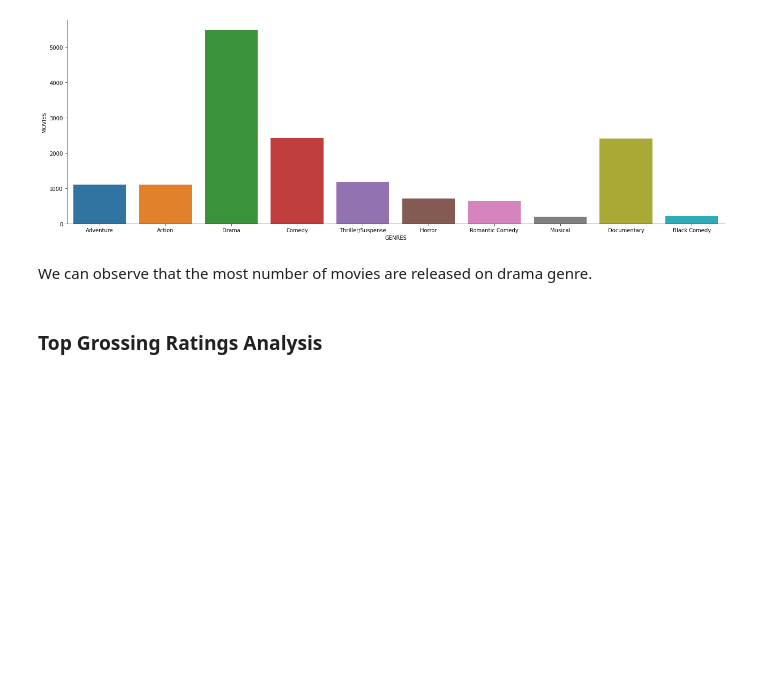
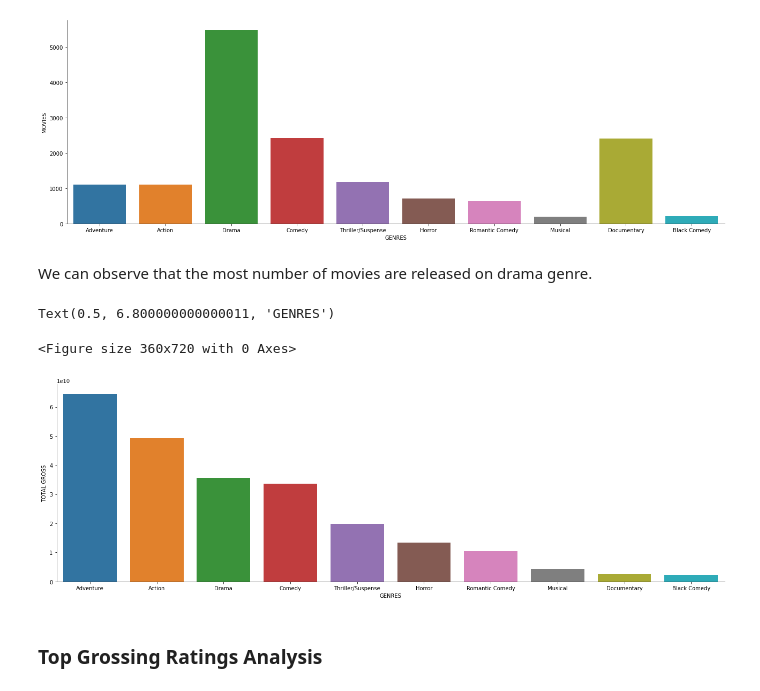
Before and after one commit to aliyusifov99/Hollywood-Theatrical-Market-Synopsis-1995-to-2021, a Jupyter notebook: Hollywood_Theatrical_Market_Synopsis_1995_to_2021.ipynb, the cells around one changed output. Drawn from its saved outputs; the diff is of its cells as text; code cells hidden in the pictures; blank space fills up the shorter version.

Commit message:
Genre Analysis

```diff
--- a/Hollywood_Theatrical_Market_Synopsis_1995_to_2021.ipynb
+++ b/Hollywood_Theatrical_Market_Synopsis_1995_to_2021.ipynb
@@ -794,3 +787,13 @@ fig.show(
+# %%
+#Genres vs Number of movies released
+fig=plt.figure(figsize=(5,10))
+ax = sns.catplot(y='TOTAL GROSS', x='GENRES',kind='bar', data=TopGenres, height=6, aspect=3)
+plt.ylabel('TOTAL GROSS')
+plt.xlabel('GENRES')
+# %% [output]
+Text(0.5, 6.800000000000011, 'GENRES')
+<Figure size 360x720 with 0 Axes>
+[figure, added]
 # %% [markdown]
 ### Top Grossing Ratings Analysis
 # %%
```
Also changed, not shown: parts of 1 cell of this notebook.
